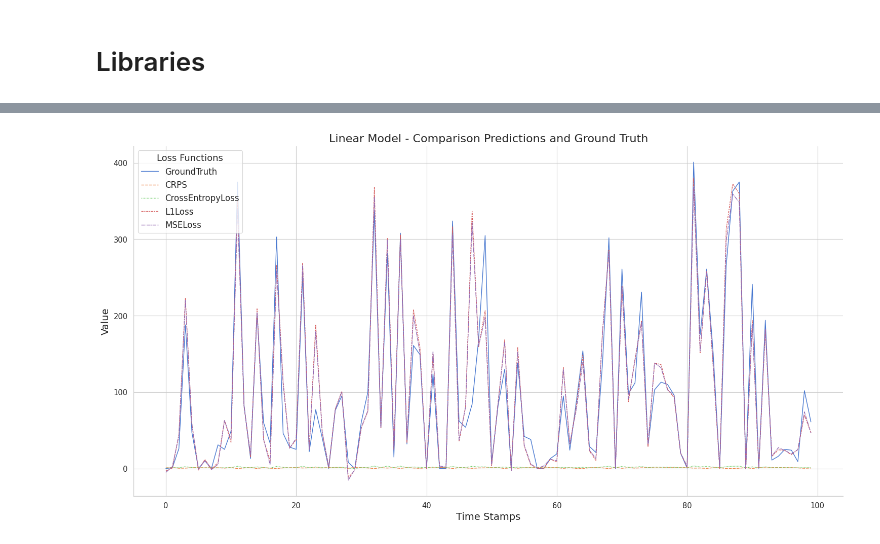
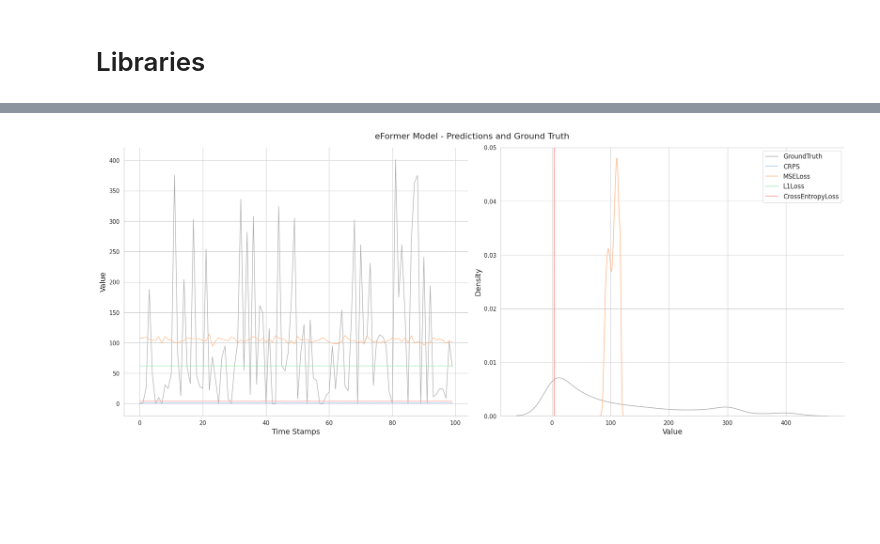
Before and after one commit to janbesler/Masterarbeit, a Jupyter notebook: src/3_Visualizations.ipynb, the cells around one changed output, grey strips where cells are left out. Saved outputs shown, nothing was run; the diff lists cells and outputs as text; code cells hidden in the pictures; blank space fills up the shorter version.

Commit message:
visualization model

```diff
--- a/src/3_Visualizations.ipynb
+++ b/src/3_Visualizations.ipynb
@@ -22,12 +24,12 @@ import seaborn as sns
 # %%
 # Define the pattern to match the filenames
-pattern = "df_(.*?)_(.*?)_emb(.*?)_(.*?).csv"
+pattern = "df_(.*?)_(.*?)_pred(.*?)_(.*?).csv"
 
 # Use glob to find all csv files matching the pattern
-files = glob.glob('../data/Results/df_*_*_emb*_*.csv')
+files = glob.glob('../data/Results/df_*_*_pred*_*.csv')
 
 # Initialize a dictionary to hold the data frames
-data_frames = {}
+linear_dfs = {}
 
 for file in files:
     # Extract the basename of the file for regex matching
@@ -38,14 +40,14 @@ for file in files:
     if match:
         result_type = match.group(1)
         model_name = match.group(2)
-        embedding_length = match.group(3)
+        prediction_length = match.group(3)
         loss_function = match.group(4)
 
         # Read the csv file into a pandas DataFrame
         df = pd.read_csv(file)
 
         # Store the DataFrame in the dictionary with a tuple key for easy sorting
-        data_frames[(result_type, model_name, int(embedding_length), loss_function)] = df
+        linear_dfs[(result_type, model_name, int(prediction_length), loss_function)] = df
     else:
         # If no match, print the filename for review
         print(f"No match for file: {file_basename}")
@@ -192,14 +604,16 @@ Epoch_LaTeX(data_frames, model_type='Linear')
 # %%
-def eval_df(model, data_frames):
+def eval_df_with_kde(model, data_frames, exclude_loss_functions=[]):
     """
-    Aggregate predictions by model and loss function for 'eval' keys from the data frames.
+    Aggregate predictions by model and loss function for 'eval' keys from the data frames,
+    and plot both time series and KDE plots of predictions and ground truth, excluding specified loss functions from the KDE plot.
 
     Parameters:
     - model: String value of the Model to test.
     - data_frames: Dictionary mapping keys to pandas DataFrames.
+    - exclude_loss_functions: List of loss function names to exclude from the KDE plot.
 
     Returns:
-    - A pandas DataFrame with aggregated data, one column for each loss function's predictions.
+    - A matplotlib figure with time series and KDE plots.
     """
     # Initialize placeholders
     ground_truths = []
@@ -208,54 +622,72 @@ def eval_df(model, data_frames):
     # Loop over each key to process 'eval' data frames
     for key in data_frames.keys():
         if 'eval' in key and key[1] == model:
-            _, model, _, loss_function = key
+            _, _, _, _, loss_function = key
             df = data_frames[key]
 
             # Extend the ground truths if this is a larger set
             if len(df) > len(ground_truths):
                 ground_truths = df['GroundTruth'].tolist()
 
             # Store predictions keyed by loss function
             predictions[loss_function] = df['Predictions'].tolist()
 
     # Determine the maximum length needed for any column
     max_length = max(len(ground_truths), max(len(pred) for pred in predictions.values()))
 
     # Pad all prediction lists to the max length with NaN
     for loss_function in predictions:
         current_length = len(predictions[loss_function])
         if current_length < max_length:
             predictions[loss_function].extend([np.nan] * (max_length - current_length))
 
     # Assemble the final DataFrame
-    aggregated_data = {
-        'Groundtruth': ground_truths[:max_length]
-    }
+    aggregated_data = {'GroundTruth': ground_truths[:max_length]}
     aggregated_data.update(predictions)
-
     aggregated_df = pd.DataFrame(aggregated_data)
 
-    # Set the style of the plot to be suitable for a publication
-    sns.set(style="whitegrid", context="paper", palette="muted", font_scale=1.2)
-    # Create the plot
-    plt.figure(figsize=(15, 8))
-    lineplot = sns.lineplot(data=aggregated_df[:100], linewidth=1)
+    # Define a consistent color palette
+    ground_truth_color = 'darkgrey'  # or any color you prefer
+    columns_to_plot = [col for col in aggregated_df.columns if col not in exclude_loss_functions and col != 'GroundTruth']
+    palette = sns.color_palette("pastel", len(columns_to_plot))  # Adjust the palette as needed
+    color_dict = {col: color for col, color in zip(columns_to_plot, palette)}
 
-    # Customizing the plot
-    title = f"{model} Model - Predictions and Ground Truth"
-    plt.title(title, fontsize=16)
-    plt.xlabel('Time Stamps', fontsize=14)
-    plt.ylabel('Value', fontsize=14)
-    plt.legend(title='Loss Functions', title_fontsize='13', fontsize='12', loc='upper left')
-    sns.despine() # remove spines on right and top side
-    plt.tight_layout() # prevent overlapping
+    # Plotting
+    fig, ax = plt.subplots(1, 2, figsize=(20, 8))
 
-    # Save the plot to a file
-    plt.savefig(f'../graphs/results/{title}.png', dpi=600)
+    # Time Series plot
+    # Plot "GroundTruth" first so it's in the legend
+    sns.lineplot(ax=ax[0], x=range(len(aggregated_df[:100])), y=aggregated_df[:100]['GroundTruth'],
+                 label='GroundTruth', color=ground_truth_color, linewidth=1)
+    for column in columns_to_plot:
+        sns.lineplot(ax=ax[0], x=range(len(aggregated_df[:100])), y=aggregated_df[:100][column],
+                     label=column, color=color_dict[column], linewidth=1)
+    ax[0].set_xlabel('Time Stamps', fontsize=14)
+    ax[0].set_ylabel('Value', fontsize=14)
+    ax[0].legend().set_visible(False)  # Explicitly hide the legend
 
-    # Show the plot
+    sns.despine(ax=ax[0])  # Remove spines on right and top side
+
+    # KDE plot
+    # Plot "GroundTruth" KDE first so it's in the legend
+    sns.kdeplot(ax=ax[1], data=aggregated_df['GroundTruth'], label='GroundTruth', color=ground_truth_color)
+    for column in columns_to_plot:
+        sns.kdeplot(ax=ax[1], data=aggregated_df[column], label=column, color=color_dict[column])
+    ax[1].set_ylim([0, 0.05])
+    ax[1].set_xlabel('Value', fontsize=14)
+    ax[1].set_ylabel('Density', fontsize=14)
+    ax[1].legend(title_fontsize='13', fontsize='12')
+
+    sns.despine(ax=ax[1])  # Remove spines on right and top side
+
+    plt.tight_layout()  # Prevent overlapping
+
+    # Set a title for the whole figure
+    fig.suptitle(f'{model} Model - Predictions and Ground Truth', fontsize=16, y=1.02)
+    plt.savefig(f'../graphs/results/{model}_model_analysis.png', dpi=600, bbox_inches='tight')
     plt.show()
 
-eval_df('Linear', data_frames)
+# Example usage:
+eval_df_with_kde('eFormer', DL_dfs, exclude_loss_functions=[])
 # %% [output]
-[figure, old version]
+[figure, new version]
```
Also changed, not shown: parts of 18 cells of this notebook, 9 other files.
